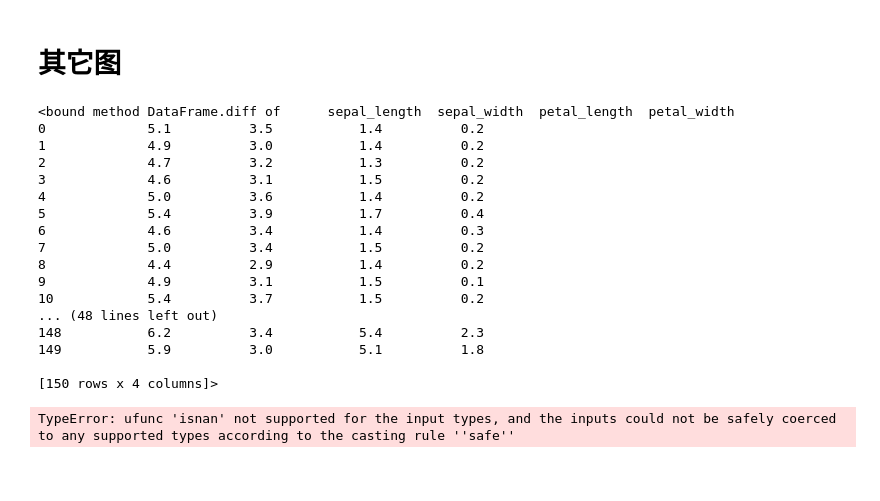
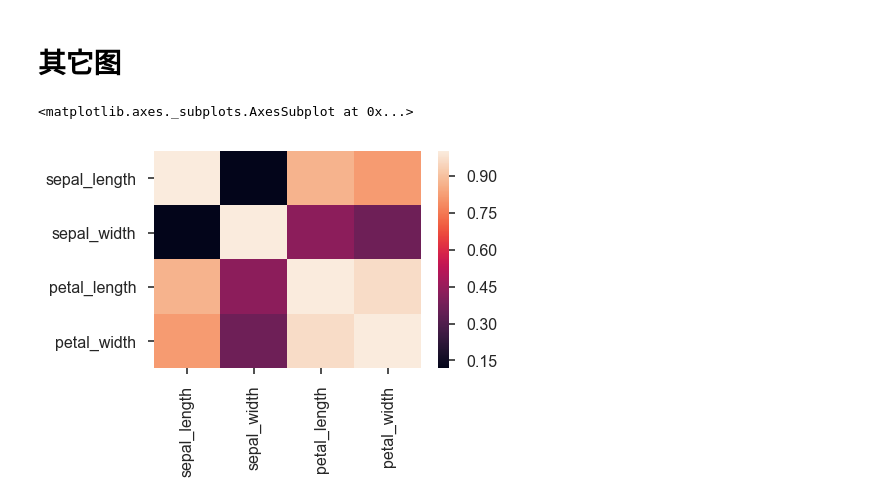
Before and after one commit to zhouzhiqi/Machine_Learning_Demo, a Jupyter notebook: 00_flow_chart/02_数据可视化_seaborn.ipynb, the cells around one changed output. Drawn from its saved outputs; the diff is of its cells as text; code cells hidden in the pictures; blank space fills up the shorter version.

```diff
--- a/00_flow_chart/02_数据可视化_seaborn.ipynb
+++ b/00_flow_chart/02_数据可视化_seaborn.ipynb
@@ -39,4 +48,0 @@ sns.despine(offset=50)# offset参数可以调节分离坐标轴
-# %%
-sns.set_context("poster") # 比如用于期刊论文
-# "notebook", "paper", "talk", and "poster",
-sinplot()
@@ -216,24 +220,6 @@ a = iris[['sepal_length','sepal_width','petal_length','petal_width']]
-# %%
-a.diff
-# %% [output]
-<bound method DataFrame.diff of      sepal_length  sepal_width  petal_length  petal_width
-0             5.1          3.5           1.4          0.2
-1             4.9          3.0           1.4          0.2
-2             4.7          3.2           1.3          0.2
-3             4.6          3.1           1.5          0.2
-4             5.0          3.6           1.4          0.2
-5             5.4          3.9           1.7          0.4
-6             4.6          3.4           1.4          0.3
-7             5.0          3.4           1.5          0.2
-8             4.4          2.9           1.4          0.2
-9             4.9          3.1           1.5          0.1
-10            5.4          3.7           1.5          0.2
-... (48 lines left out)
-148           6.2          3.4           5.4          2.3
-149           5.9          3.0           5.1          1.8
-
-[150 rows x 4 columns]>
-# %%
-sns.heatmap(a.d)
-# %% [output]
-TypeError: ufunc 'isnan' not supported for the input types, and the inputs could not be safely coerced to any supported types according to the casting rule ''safe''
+# %%
+iris_corr = iris.iloc[:,:4].corr().abs()
+sns.heatmap(iris_corr)
+# %% [output]
+<matplotlib.axes._subplots.AxesSubplot at 0x...>
+[figure, added]
```
Also changed, not shown: parts of 8 cells of this notebook, 6 other files.
